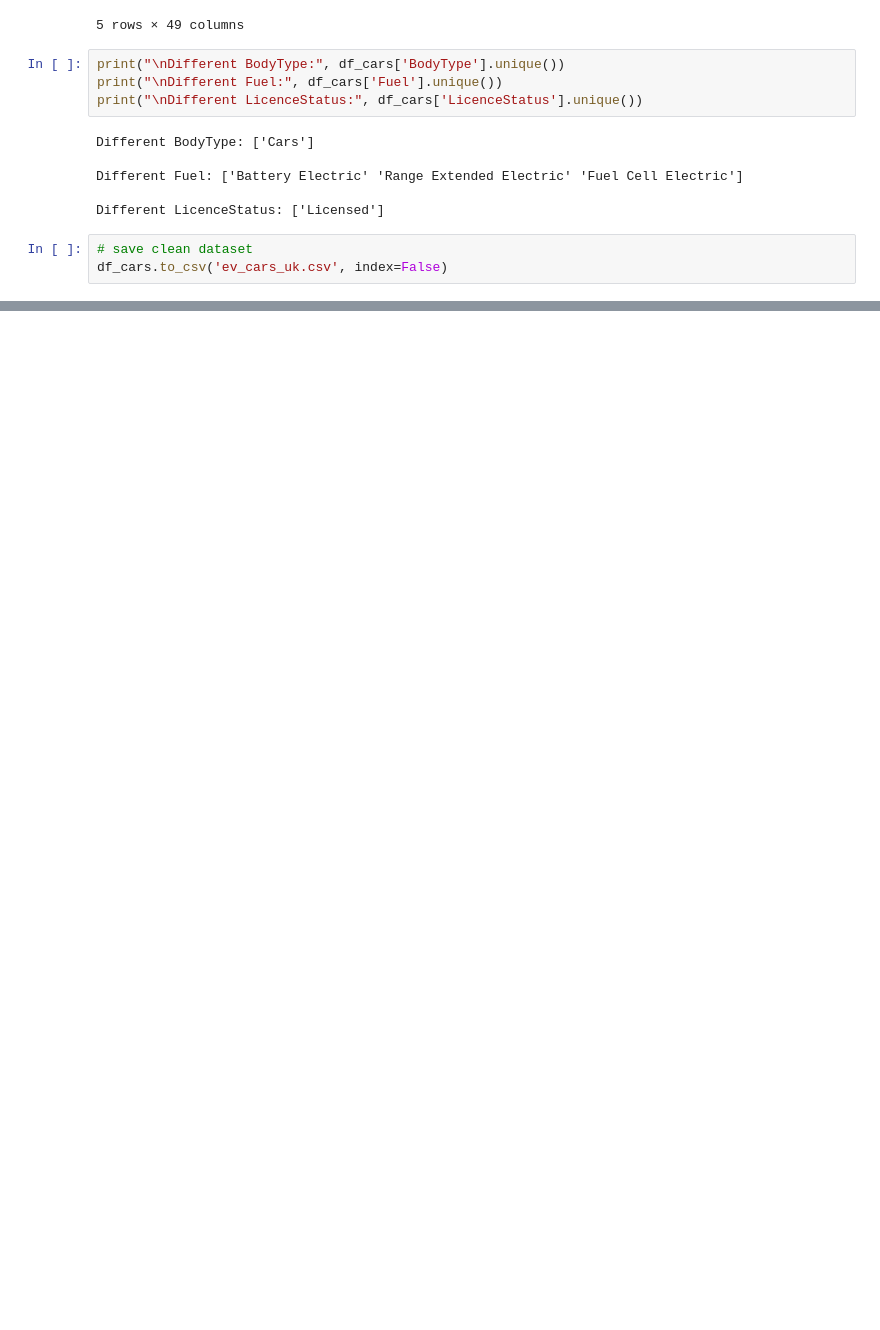
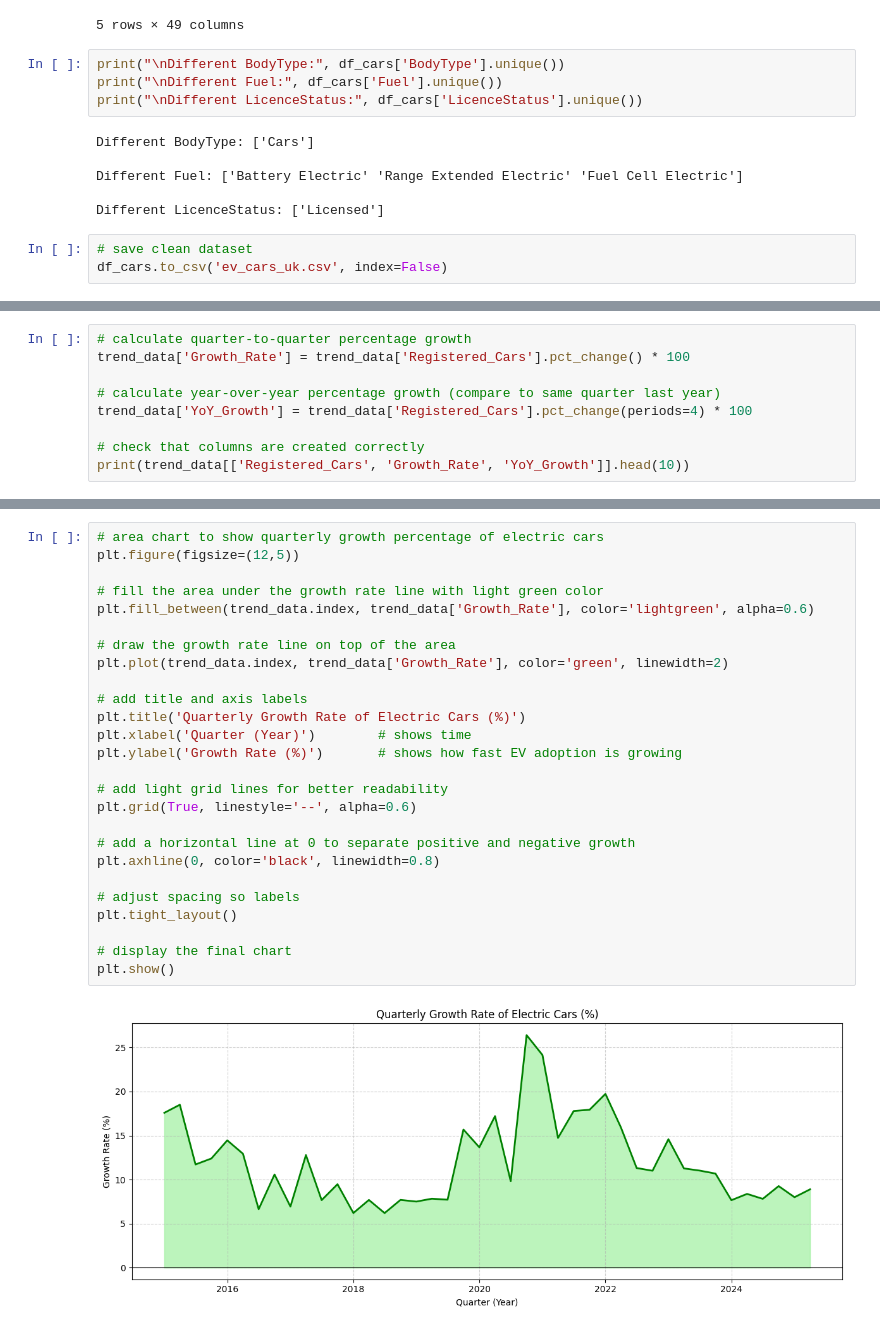
Before and after one commit to vinaykotadiya/ev-adoption-forecast, a Jupyter notebook: ZEV_Forcasting_Time_Series.ipynb, the cells around one changed output, grey strips where cells are left out. Drawn from its saved outputs; the diff is of its cells as text; blank space fills up the shorter version.

```diff
--- a/ZEV_Forcasting_Time_Series.ipynb
+++ b/ZEV_Forcasting_Time_Series.ipynb
@@ -102,0 +175,9 @@ df_cars.to_csv('ev_cars_uk.csv', index=False)
+# %%
+# calculate quarter-to-quarter percentage growth
+trend_data['Growth_Rate'] = trend_data['Registered_Cars'].pct_change() * 100
+
+# calculate year-over-year percentage growth (compare to same quarter last year)
+trend_data['YoY_Growth'] = trend_data['Registered_Cars'].pct_change(periods=4) * 100
+
+# check that columns are created correctly
+print(trend_data[['Registered_Cars', 'Growth_Rate', 'YoY_Growth']].head(10))
@@ -102,0 +197,28 @@ df_cars.to_csv('ev_cars_uk.csv', index=False)
+# %%
+# area chart to show quarterly growth percentage of electric cars
+plt.figure(figsize=(12,5))
+
+# fill the area under the growth rate line with light green color
+plt.fill_between(trend_data.index, trend_data['Growth_Rate'], color='lightgreen', alpha=0.6)
+
+# draw the growth rate line on top of the area
+plt.plot(trend_data.index, trend_data['Growth_Rate'], color='green', linewidth=2)
+
+# add title and axis labels
+plt.title('Quarterly Growth Rate of Electric Cars (%)')
+plt.xlabel('Quarter (Year)')        # shows time
+plt.ylabel('Growth Rate (%)')       # shows how fast EV adoption is growing
+
+# add light grid lines for better readability
+plt.grid(True, linestyle='--', alpha=0.6)
+
+# add a horizontal line at 0 to separate positive and negative growth
+plt.axhline(0, color='black', linewidth=0.8)
+
+# adjust spacing so labels
+plt.tight_layout()
+
+# display the final chart
+plt.show()
+# %% [output]
+[figure, added]
```
Also changed, not shown: parts of 19 cells of this notebook.
